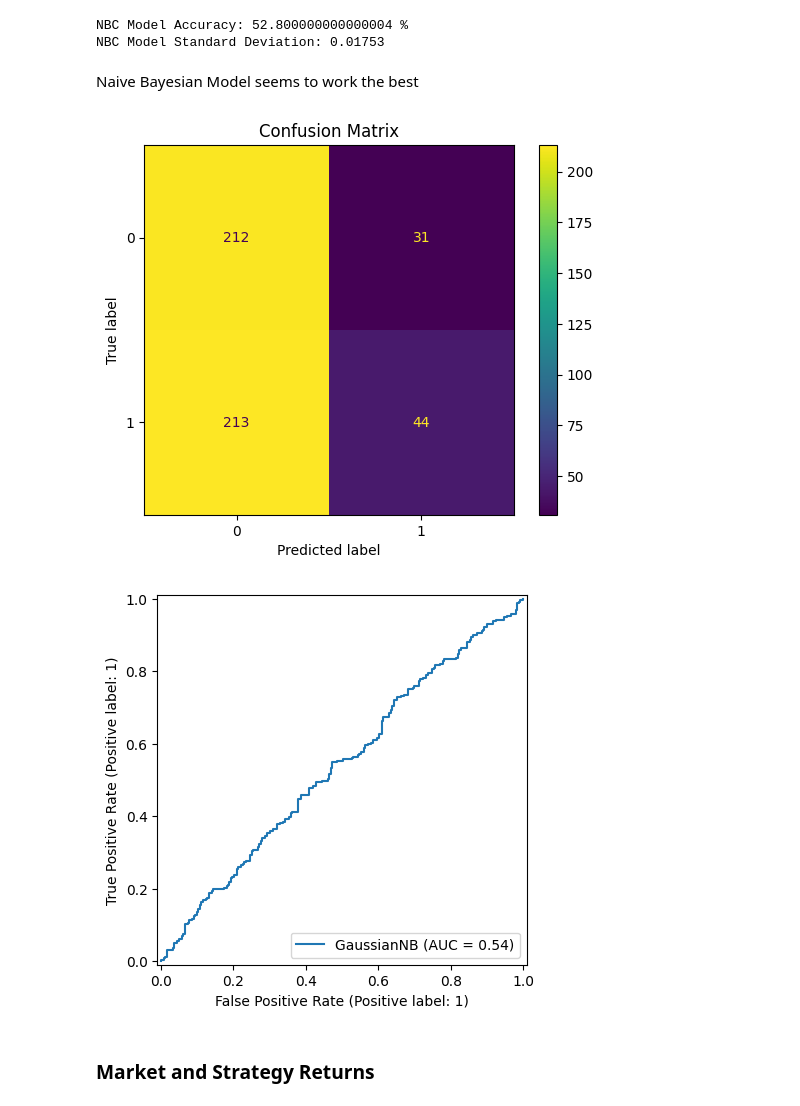
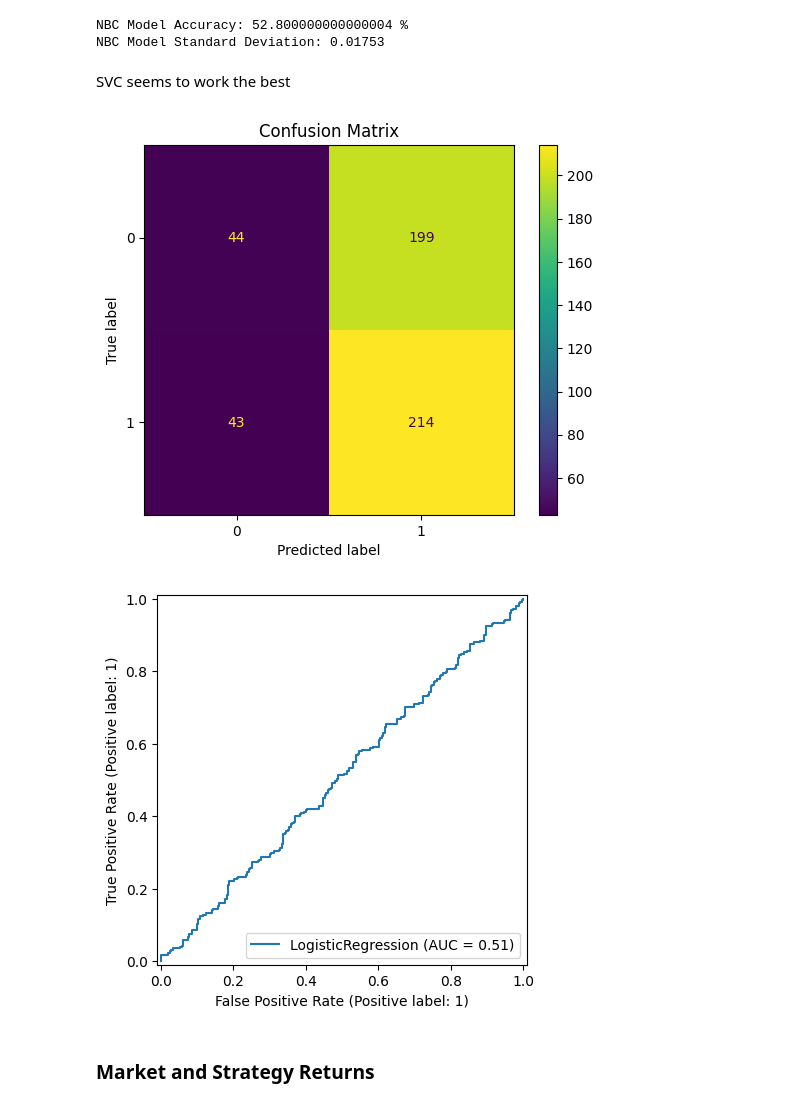
Before and after one commit to ROB-MRS/AI-and-ML-Coursework-I, a Jupyter notebook: Model_LMT.ipynb, the cells around one changed output. Cells and saved outputs as stored; diff of their text form; code cells hidden in the pictures.

```diff
--- a/Model_LMT.ipynb
+++ b/Model_LMT.ipynb
@@ -193,5 +218,14 @@ Text(0, 0.5, 'Histogram')
 [figure]
 # %%
 # Let's consider only the features we are interested in:
-MODEL_DATA = LMT_DATA[['Open-Close', 'High-Low', 'Price-Volume', 'SMA-5', 'SMA-10', 'SMA-20', 'RSI', 'MACD', 'MACD-Signal', 'Next-Price']]
+MODEL_DATA = LMT_DATA[['Open-Close',
+                       'High-Low',
+                       'Price-Volume',
+                       'SMA-5',
+                       'SMA-10',
+                       'SMA-20',
+                       'RSI',
+                       'MACD',
+                       'MACD-Signal',
+                       'Next-Price']]
 # %%
@@ -226,7 +264,8 @@ plt.show()
 X = MODEL_DATA.iloc[:, :-1]
 Y = MODEL_DATA.iloc[:, -1]
 # %%
-X_TRAIN, X_TEST, Y_TRAIN, Y_TEST = train_test_split(X, Y, test_size=0.2, random_state=0, shuffle=False)
+X_TRAIN, X_TEST, Y_TRAIN, Y_TEST = train_test_split(X, Y, test_size=0.2,
+                                                    random_state=0, shuffle=False)
 X_TRAIN.shape, X_TEST.shape
 # %% [output]
 ((1996, 9), (500, 9))
@@ -293,0 +335,5 @@ SVC Model Standard Deviation: 0.00043
+# %%
+LOG_MODEL = LogisticRegression(random_state=101)
+LOG_MODEL.fit(X_TRAIN, Y_TRAIN)
+LOG_PREDICTIONS = LOG_MODEL.predict(X_TEST)
+print(classification_report(Y_TEST, LOG_PREDICTIONS))
@@ -315,22 +377,24 @@ print('NBC Model Standard Deviation:', round(nbc_accuracy.std(), 5))
 NBC Model Accuracy: 52.800000000000004 %
 NBC Model Standard Deviation: 0.01753
 # %% [markdown]
-Naive Bayesian Model seems to work the best
+SVC seems to work the best
 # %%
-# Confusion Matrix
-conf_matrix = confusion_matrix(Y_TEST, NBC_PREDICTIONS)
+# CONFUSION MATRIX
 
-# Evaluate the modelet by means of a Confusion Matrix
-matrix = ConfusionMatrixDisplay.from_estimator(NBC_MODEL, X_TEST, Y_TEST)
+conf_matrix = confusion_matrix(Y_TEST, LOG_PREDICTIONS)
+
+matrix = ConfusionMatrixDisplay.from_estimator(LOG_MODEL, X_TEST, Y_TEST)
 plt.title('Confusion Matrix')
 plt.show(matrix)
 plt.show()
 # %% [output]
-[figure, old version]
+[figure, new version]
 # %%
-roc_curve = RocCurveDisplay.from_estimator(NBC_MODEL, X_TEST, Y_TEST)
+## ROC CURVE
+
+roc_curve = RocCurveDisplay.from_estimator(LOG_MODEL, X_TEST, Y_TEST)
 # %% [output]
-[figure, old version]
+[figure, new version]
 # %% [markdown]
 ### Market and Strategy Returns
 # %%
```
Also changed, not shown: parts of 20 cells of this notebook.
